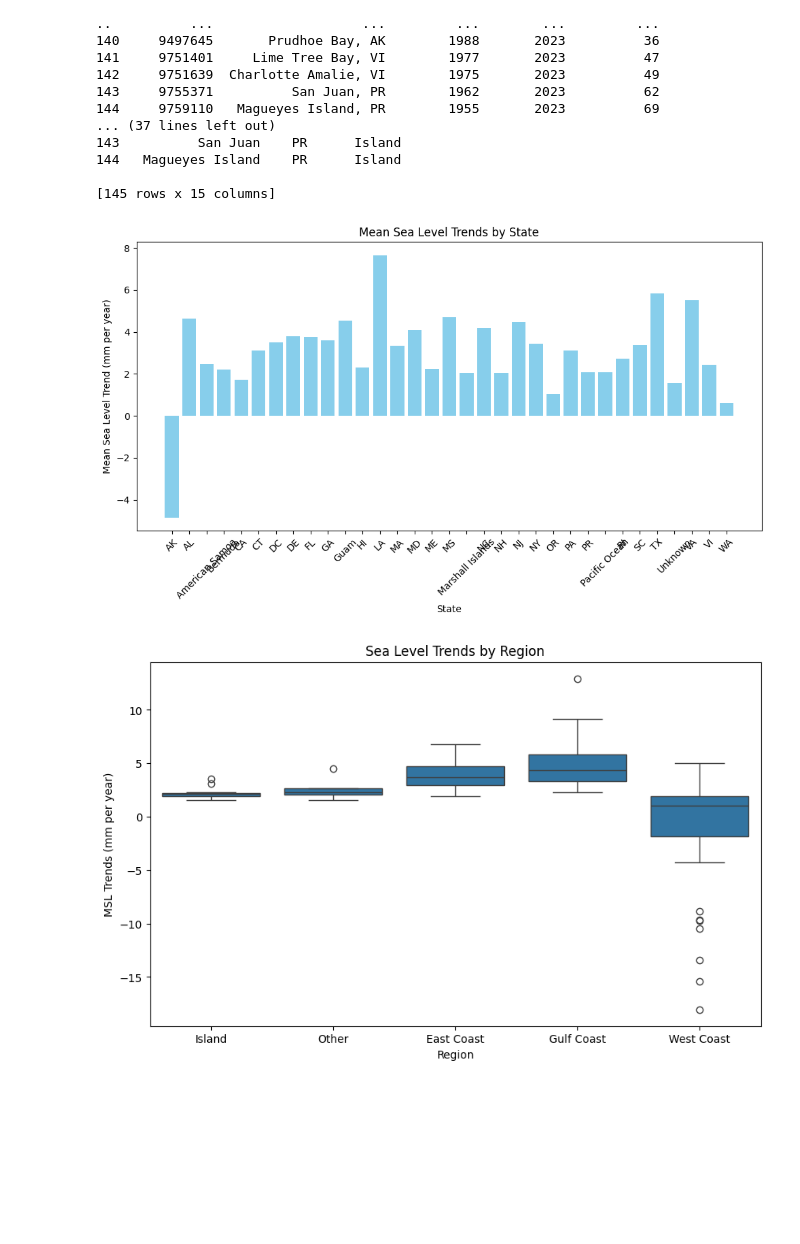
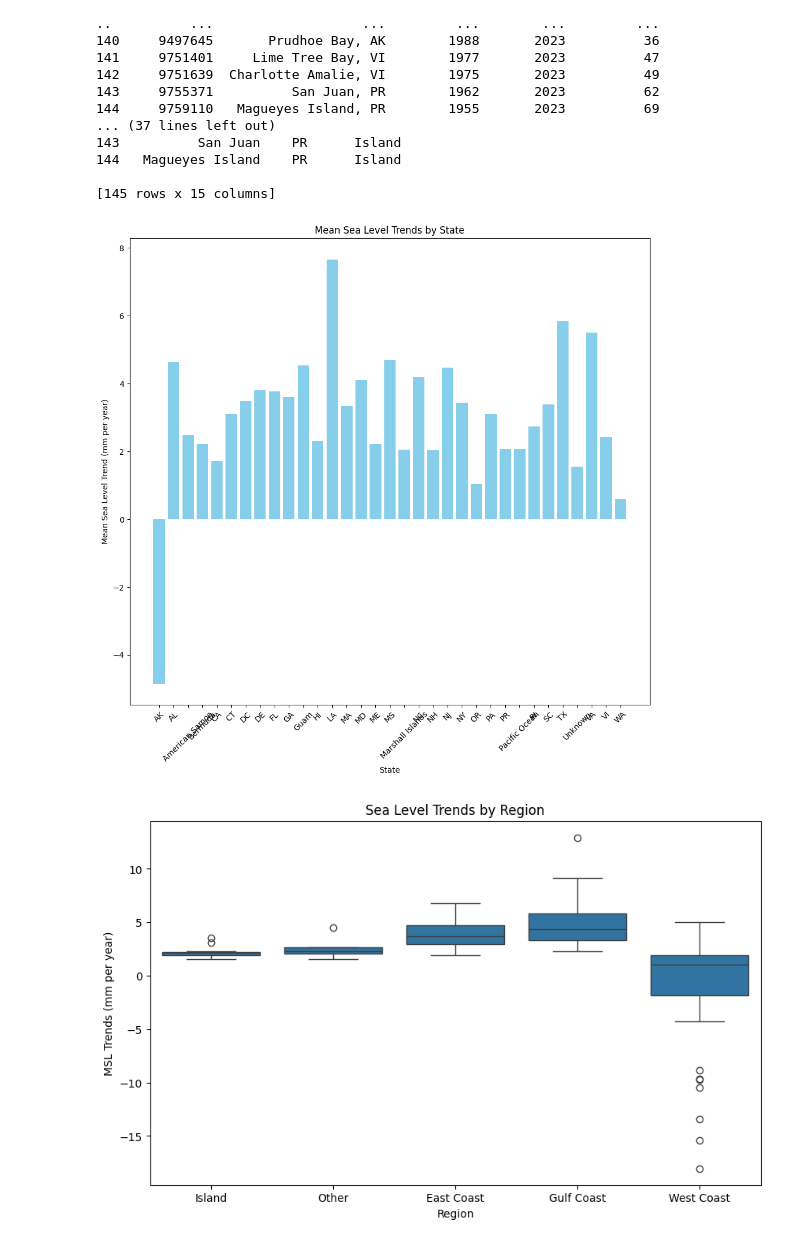
Before and after one commit to argearhart/beach, a Jupyter notebook: 04USStations.ipynb, the cells around one changed output. Saved outputs shown, nothing was run; the diff lists cells and outputs as text; code cells hidden in the pictures; blank space fills up the shorter version.

Commit message:
Update data and image files

```diff
--- a/04USStations.ipynb
+++ b/04USStations.ipynb
@@ -210,22 +210,22 @@ stations.to_excel('data/usstations.xlsx', index=False)
 [145 rows x 15 columns]
 # %%
 # Create a bar chart
-plt.figure(figsize=(10, 6))
+plt.figure(figsize=(10, 10))
 plt.bar(avg_by_state['State'], avg_by_state['MSL Trends mm per yr'], color='skyblue')
 plt.xlabel('State')
 plt.ylabel('Mean Sea Level Trend (mm per year)')
 plt.title('Mean Sea Level Trends by State')
 plt.xticks(rotation=45)  # Rotate state names for better visibility
 plt.tight_layout()  # Adjust the layout to make sure everything fits without overlapping
 
 
 
 plt.savefig('images/sea_level_trends_by_state.png', dpi=300)
 
 # Show the plot
 plt.show()
 # %% [output]
-[figure, old version]
+[figure, new version]
 # %%
 # Create the box plot
 plt.figure(figsize=(10, 6))
```
Also changed, not shown: 2 other files.
